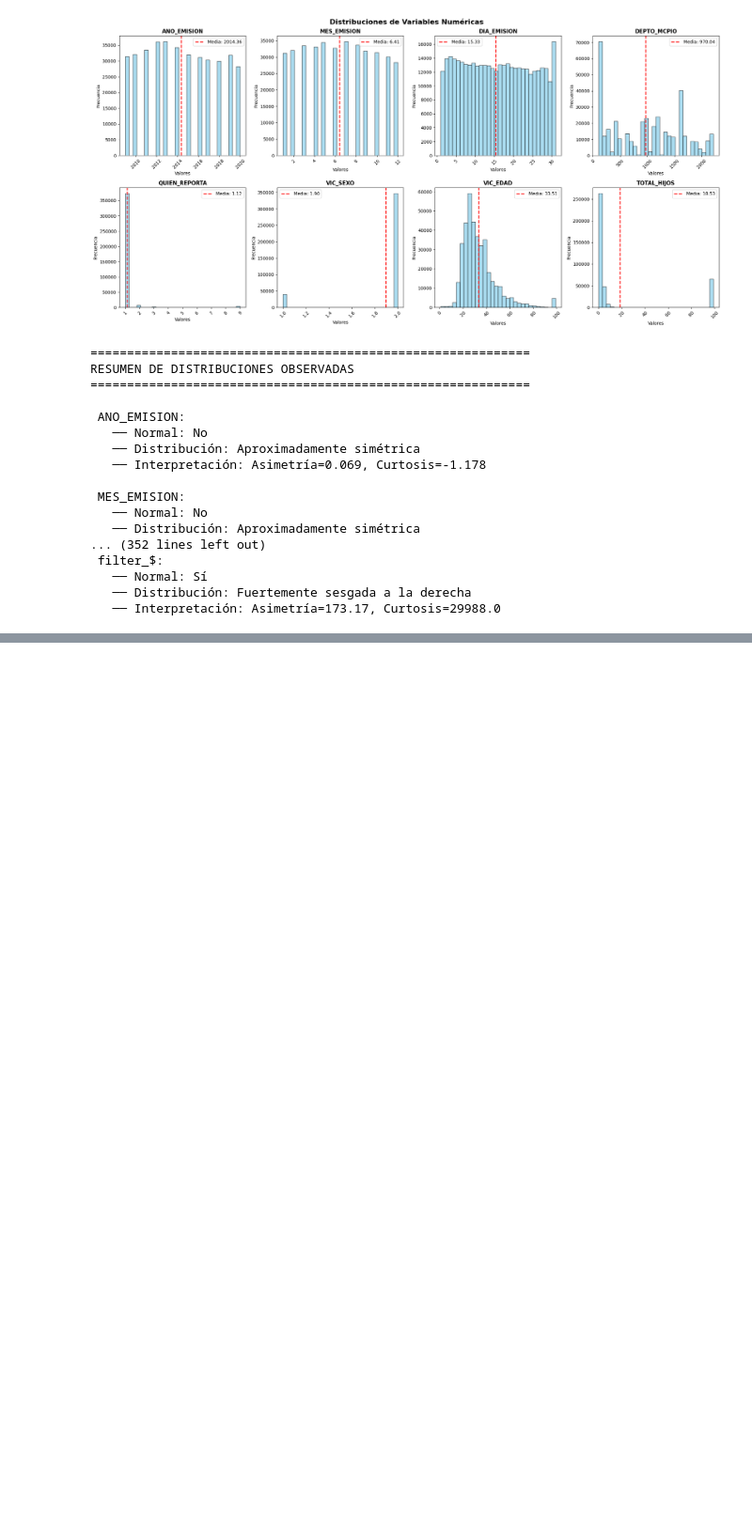
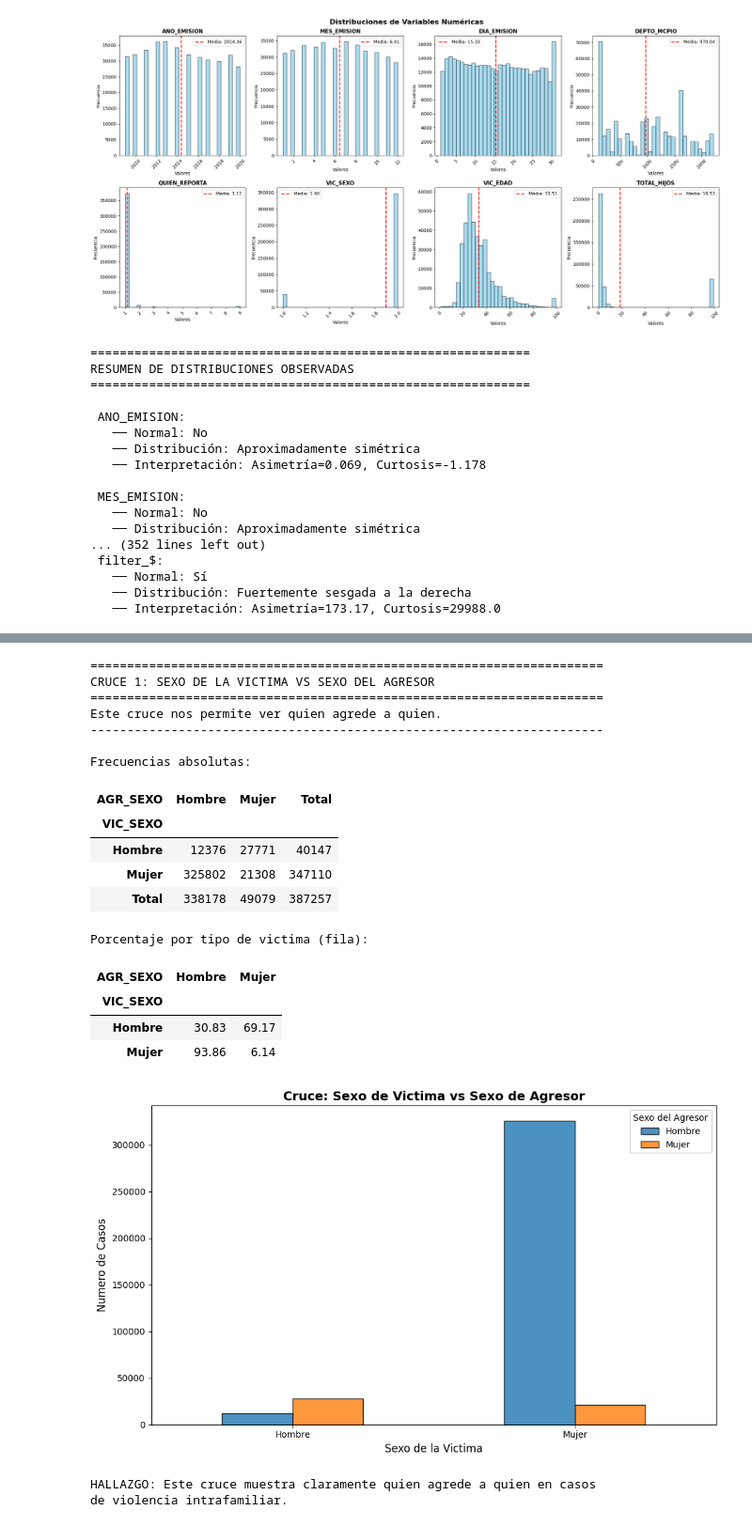
Before and after one commit to FerAHMz/proy1-md, a Jupyter notebook: data-analist-violencia-intrafamiliar/analisis_violenciaIntra.ipynb, the cells around one changed output, grey strips where cells are left out. Shown at 94% size. Drawn from its saved outputs; the diff is of its cells as text; code cells hidden in the pictures; blank space fills up the shorter version.

Commit message:
inciso 1c

```diff
--- a/data-analist-violencia-intrafamiliar/analisis_violenciaIntra.ipynb
+++ b/data-analist-violencia-intrafamiliar/analisis_violenciaIntra.ipynb
@@ -481,0 +639,63 @@ RESUMEN DE DISTRIBUCIONES OBSERVADAS
+# %%
+# INCISO 1C) - CRUCE DE VARIABLES IMPORTANTES
+
+print("="*70)
+print("CRUCE 1: SEXO DE LA VICTIMA VS SEXO DEL AGRESOR")
+print("="*70)
+print("Este cruce nos permite ver quien agrede a quien.")
+print("-"*70)
+
+# Tabla de contingencia
+cruce1 = pd.crosstab(data['VIC_SEXO'], data['AGR_SEXO'], margins=True, margins_name='Total')
+
+# Renombrar con etiquetas
+cruce1.index = cruce1.index.map(lambda x: etiquetas['VIC_SEXO'].get(x, x) if x != 'Total' else x)
+cruce1.columns = cruce1.columns.map(lambda x: etiquetas['AGR_SEXO'].get(x, x) if x != 'Total' else x)
+
+print("\nFrecuencias absolutas:")
+display(cruce1)
+
+# Porcentajes por fila
+cruce1_pct = pd.crosstab(data['VIC_SEXO'], data['AGR_SEXO'], normalize='index') * 100
+cruce1_pct.index = cruce1_pct.index.map(lambda x: etiquetas['VIC_SEXO'].get(x, x))
+cruce1_pct.columns = cruce1_pct.columns.map(lambda x: etiquetas['AGR_SEXO'].get(x, x))
+
+print("\nPorcentaje por tipo de victima (fila):")
+display(cruce1_pct.round(2))
+
+# Visualizacion
+fig, ax = plt.subplots(figsize=(10, 6))
+cruce1_plot = pd.crosstab(data['VIC_SEXO'].map(etiquetas['VIC_SEXO']),
+                          data['AGR_SEXO'].map(etiquetas['AGR_SEXO']))
+cruce1_plot.plot(kind='bar', ax=ax, edgecolor='black', alpha=0.8)
+ax.set_xlabel('Sexo de la Victima', fontsize=12)
+ax.set_ylabel('Numero de Casos', fontsize=12)
+ax.set_title('Cruce: Sexo de Victima vs Sexo de Agresor', fontsize=14, fontweight='bold')
+ax.legend(title='Sexo del Agresor')
+plt.xticks(rotation=0)
+plt.tight_layout()
+plt.show()
+
+print("\nHALLAZGO: Este cruce muestra claramente quien agrede a quien en casos")
+print("de violencia intrafamiliar.")
+# %% [output]
+======================================================================
+CRUCE 1: SEXO DE LA VICTIMA VS SEXO DEL AGRESOR
+======================================================================
+Este cruce nos permite ver quien agrede a quien.
+----------------------------------------------------------------------
+
+Frecuencias absolutas:
+| AGR_SEXO | Hombre | Mujer | Total |
+| VIC_SEXO |  |  |  |
+| Hombre | 12376 | 27771 | 40147 |
+| Mujer | 325802 | 21308 | 347110 |
+| Total | 338178 | 49079 | 387257 |
+Porcentaje por tipo de victima (fila):
+| AGR_SEXO | Hombre | Mujer |
+| VIC_SEXO |  |  |
+| Hombre | 30.83 | 69.17 |
+| Mujer | 93.86 | 6.14 |
+[figure, added]
+HALLAZGO: Este cruce muestra claramente quien agrede a quien en casos
+de violencia intrafamiliar.
```
Also changed, not shown: parts of 7 cells of this notebook.
